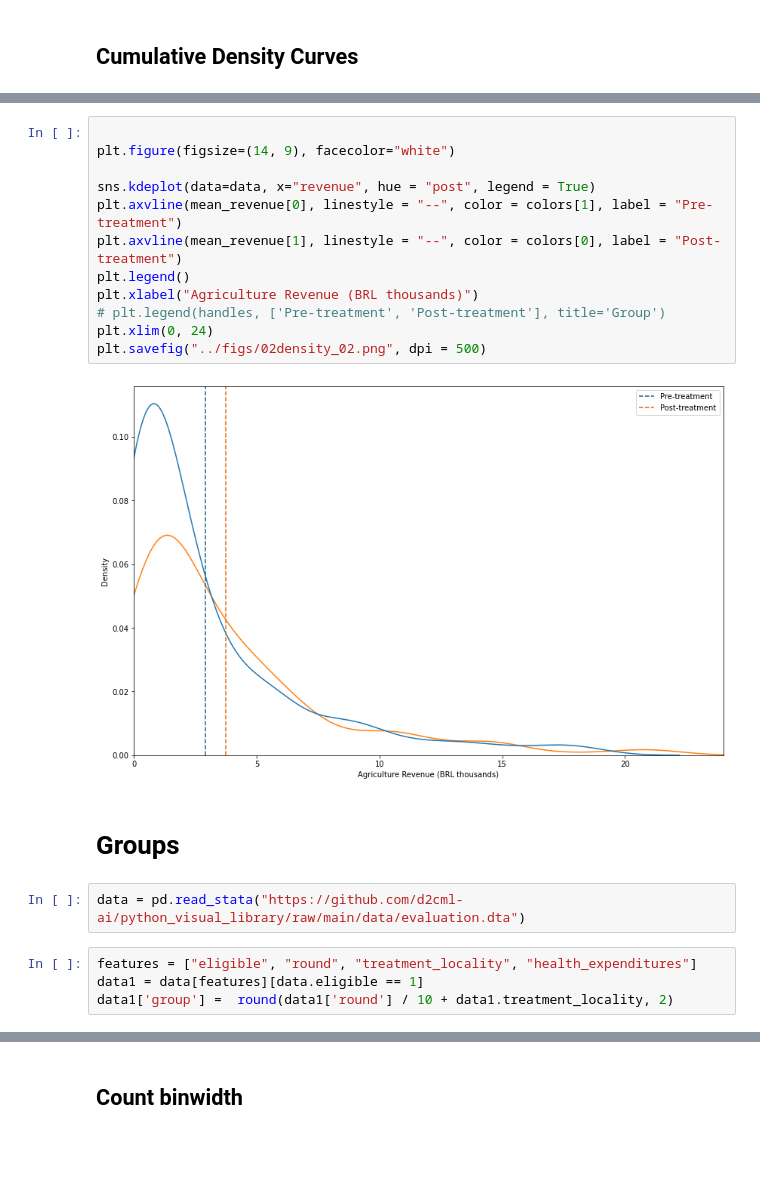
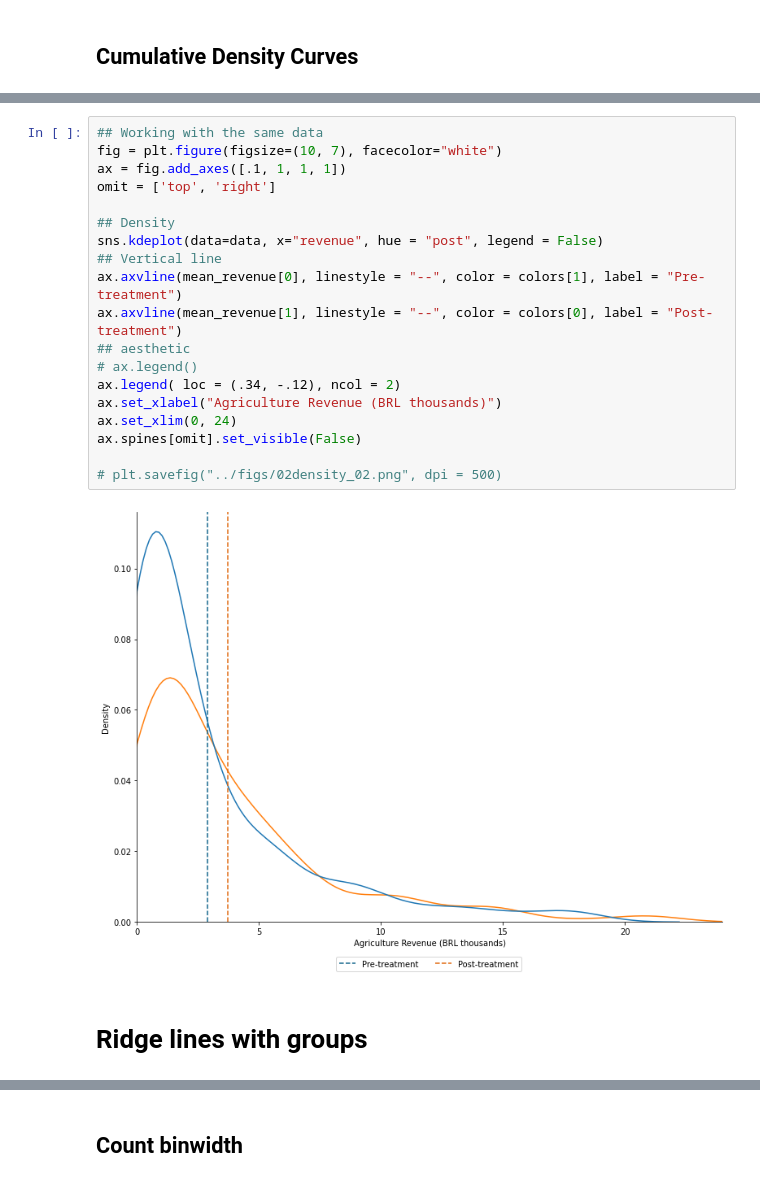
Before and after one commit to d2cml-ai/python_visual_library, a Jupyter notebook: python_notebooks/02_density.ipynb, the cells around one changed output, grey strips where cells are left out. Saved outputs shown, nothing was run; the diff lists cells and outputs as text; blank space fills up the shorter version.

```diff
--- a/python_notebooks/02_density.ipynb
+++ b/python_notebooks/02_density.ipynb
@@ -57,22 +67,23 @@ See the caveats in the documentation: https://pandas.pydata.org/pandas-docs/stab
 # %%
+## Working with the same data
+fig = plt.figure(figsize=(10, 7), facecolor="white")
+ax = fig.add_axes([.1, 1, 1, 1])
+omit = ['top', 'right']
 
-plt.figure(figsize=(14, 9), facecolor="white")
+## Density
+sns.kdeplot(data=data, x="revenue", hue = "post", legend = False)
+## Vertical line
+ax.axvline(mean_revenue[0], linestyle = "--", color = colors[1], label = "Pre-treatment")
+ax.axvline(mean_revenue[1], linestyle = "--", color = colors[0], label = "Post-treatment")
+## aesthetic
+# ax.legend()
+ax.legend( loc = (.34, -.12), ncol = 2)
+ax.set_xlabel("Agriculture Revenue (BRL thousands)")
+ax.set_xlim(0, 24)
+ax.spines[omit].set_visible(False)
 
-sns.kdeplot(data=data, x="revenue", hue = "post", legend = True)
-plt.axvline(mean_revenue[0], linestyle = "--", color = colors[1], label = "Pre-treatment")
-plt.axvline(mean_revenue[1], linestyle = "--", color = colors[0], label = "Post-treatment")
-plt.legend()
-plt.xlabel("Agriculture Revenue (BRL thousands)")
-# plt.legend(handles, ['Pre-treatment', 'Post-treatment'], title='Group')
-plt.xlim(0, 24)
-plt.savefig("../figs/02density_02.png", dpi = 500)
+# plt.savefig("../figs/02density_02.png", dpi = 500)
 # %% [output]
-[figure, old version]
+[figure, new version]
 # %% [markdown]
-# Groups
+# Ridge lines with groups
-# %%
-data = pd.read_stata("https://github.com/d2cml-ai/python_visual_library/raw/main/data/evaluation.dta")
-# %%
-features = ["eligible", "round", "treatment_locality", "health_expenditures"]
-data1 = data[features][data.eligible == 1]
-data1['group'] =  round(data1['round'] / 10 + data1.treatment_locality, 2)
```
Also changed, not shown: parts of 15 cells of this notebook.
